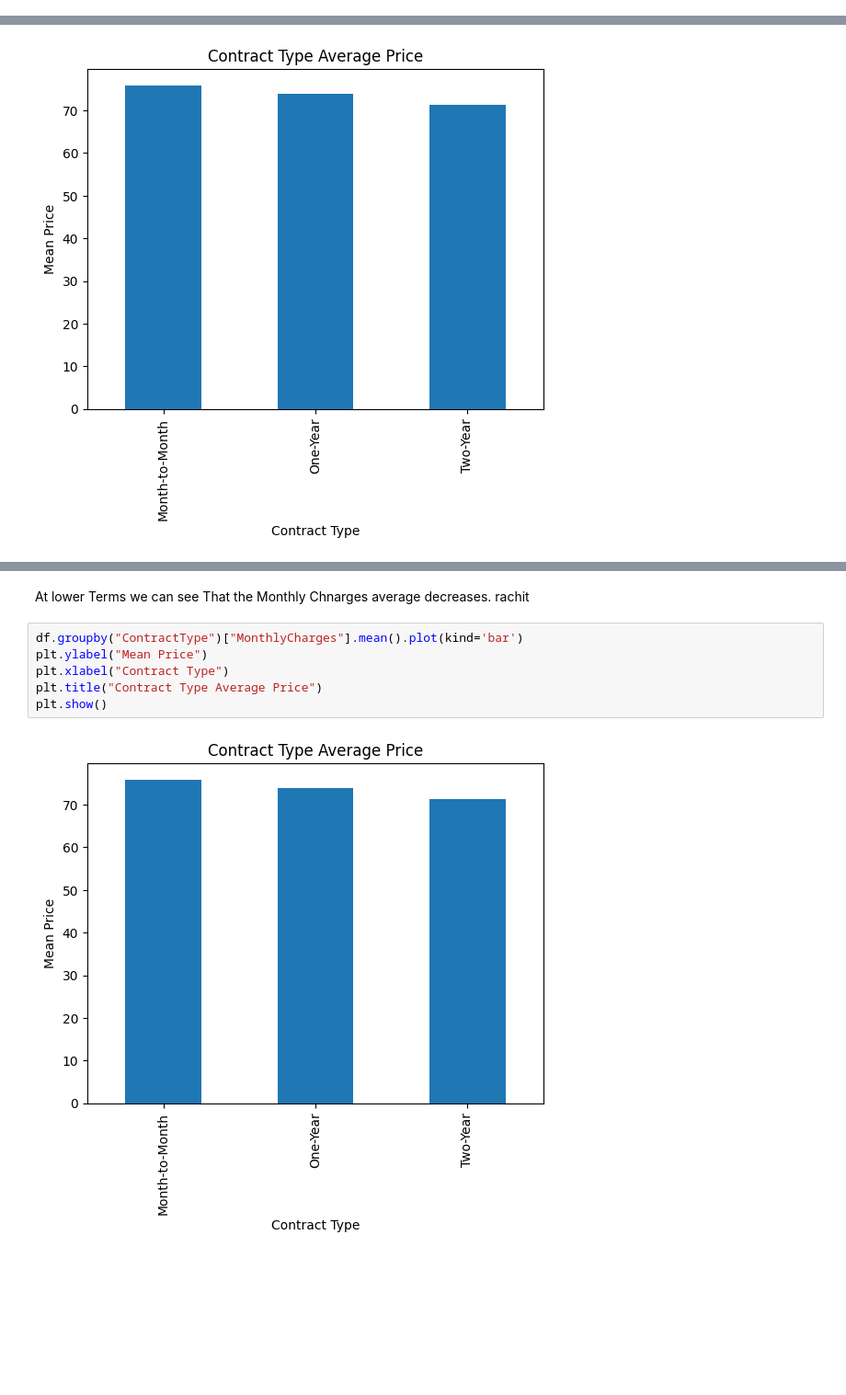
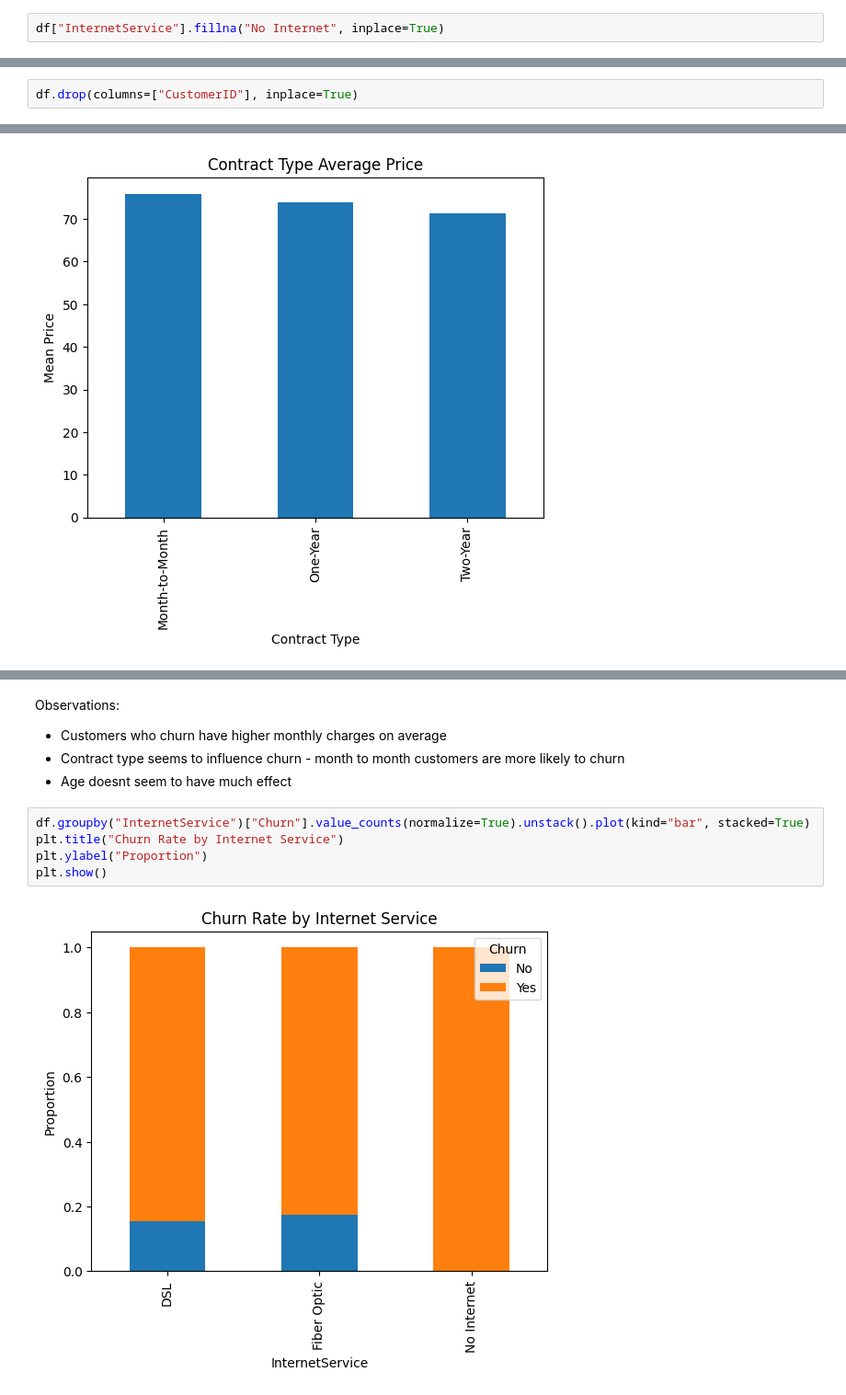
Before and after one commit to rachiittt/player-churn-AI, a Jupyter notebook: notebook.ipynb, the cells around one changed output, grey strips where cells are left out. Shown at 92% size. Saved outputs shown, nothing was run; the diff lists cells and outputs as text; blank space fills up the shorter version.

```diff
--- a/notebook.ipynb
+++ b/notebook.ipynb
@@ -54,0 +65,2 @@ Name: InternetService, Length: 1000, dtype: object
+# %%
+df["InternetService"].fillna("No Internet", inplace=True)
@@ -64,3 +101,5 @@ df.describe()
 | 50% | 500.500000 | 45.000000 | 13.00000 | 74.060000 | 872.870000 |
 | 75% | 750.250000 | 51.000000 | 26.00000 | 96.102500 | 1900.175000 |
 | max | 1000.000000 | 83.000000 | 122.00000 | 119.960000 | 12416.250000 |
+# %%
+df.drop(columns=["CustomerID"], inplace=True)
@@ -157,11 +173,12 @@ Name: Age, dtype: float64
 # %% [markdown]
-At  lower Terms we can see That the Monthly Chnarges average decreases.
-rachit
+Observations:
+- Customers who churn have higher monthly charges on average
+- Contract type seems to influence churn - month to month customers are more likely to churn
+- Age doesnt seem to have much effect
 # %%
-df.groupby("ContractType")["MonthlyCharges"].mean().plot(kind='bar')
-plt.ylabel("Mean Price")
-plt.xlabel("Contract Type")
-plt.title("Contract Type Average Price")
+df.groupby("InternetService")["Churn"].value_counts(normalize=True).unstack().plot(kind="bar", stacked=True)
+plt.title("Churn Rate by Internet Service")
+plt.ylabel("Proportion")
 plt.show()
 # %% [output]
-[figure, old version]
+[figure, new version]
```
Also changed, not shown: parts of 47 cells of this notebook.
